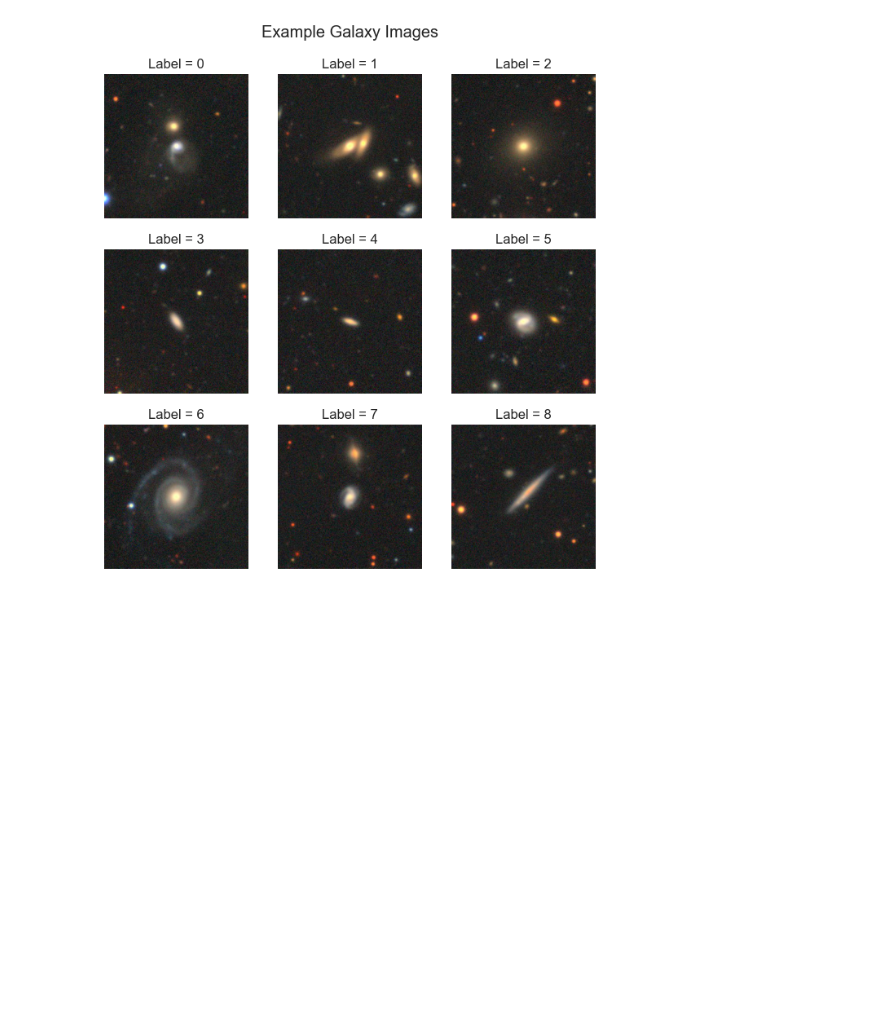
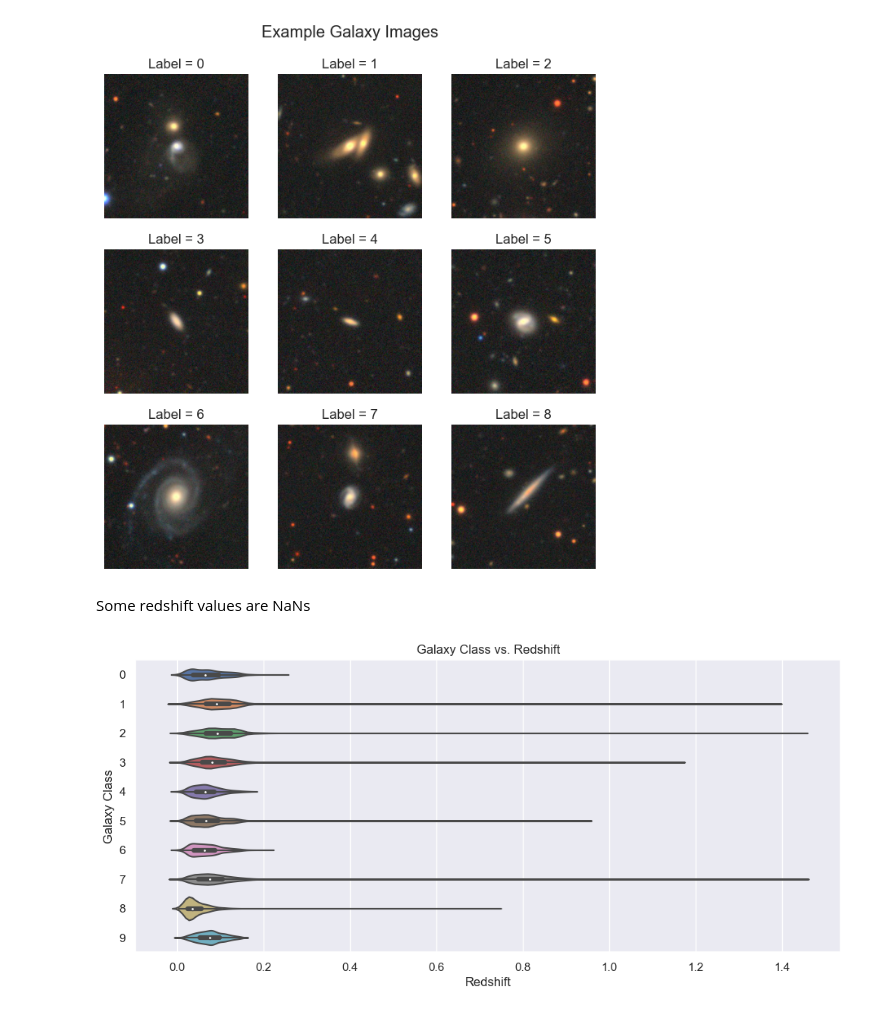
Before and after one commit to snehjp2/GCNNMorphology, a Jupyter notebook: src/notebooks/loading_data.ipynb, the cells around one changed output. Saved outputs shown, nothing was run; the diff lists cells and outputs as text; code cells hidden in the pictures; blank space fills up the shorter version.

Commit message:
redshift + poisson noise

```diff
--- a/src/notebooks/loading_data.ipynb
+++ b/src/notebooks/loading_data.ipynb
@@ -93,3 +63,18 @@ for i in range(3*3):
 plt.savefig('../../plots/galaxies.png')
 # %% [output]
 [figure]
+# %% [markdown]
+Some redshift values are NaNs
+# %%
+bad_idxs = np.where(np.isnan(z))[0]
+clean_z = np.delete(z, bad_idxs)
+clean_label = np.delete(label, bad_idxs)
+# %%
+plt.figure(figsize=(12,5))
+sns.violinplot(x=clean_z, y=clean_label, orient='h')
+plt.xlabel('Redshift')
+plt.ylabel('Galaxy Class');
+plt.title("Galaxy Class vs. Redshift")
+plt.savefig('../../plots/class_redshift_dependence.png')
+# %% [output]
+[figure, added]
```
Also changed, not shown: parts of 2 cells of this notebook, 3 other files.
